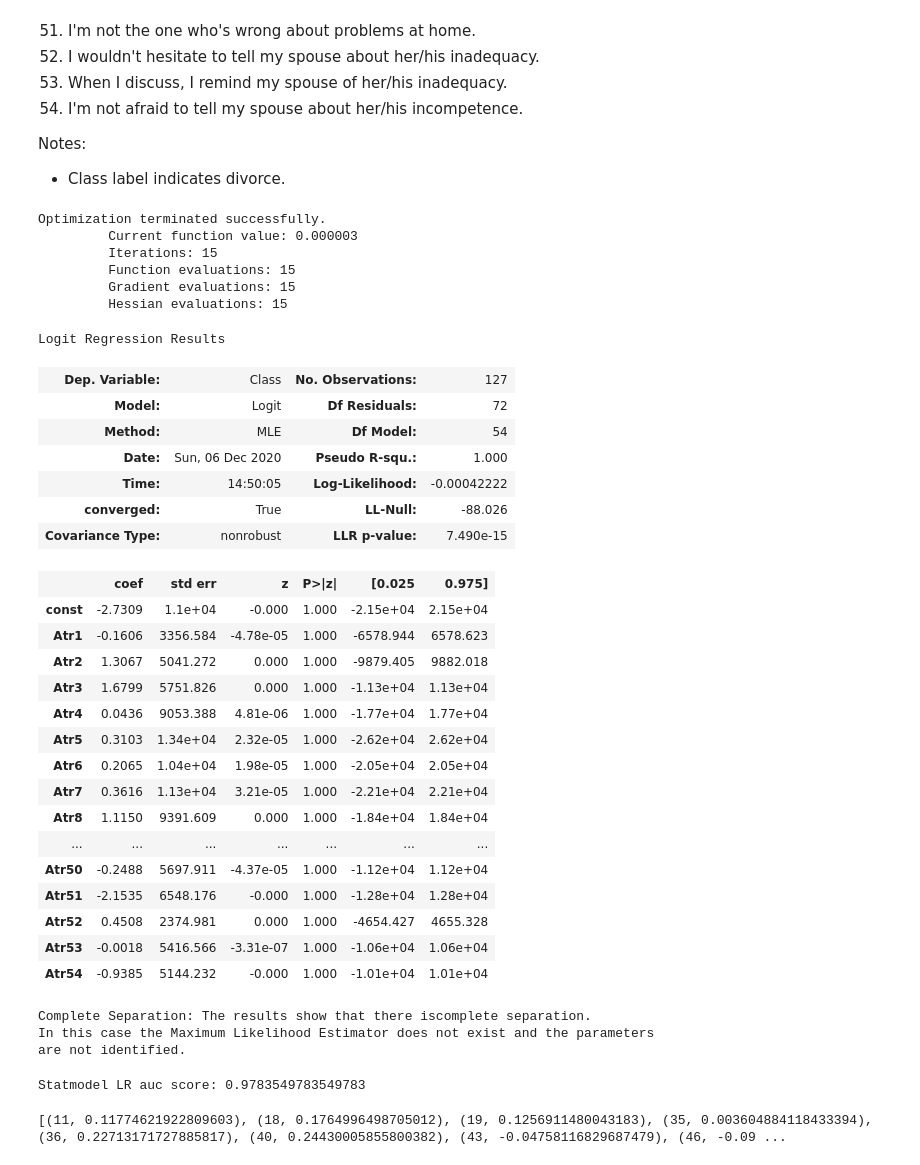
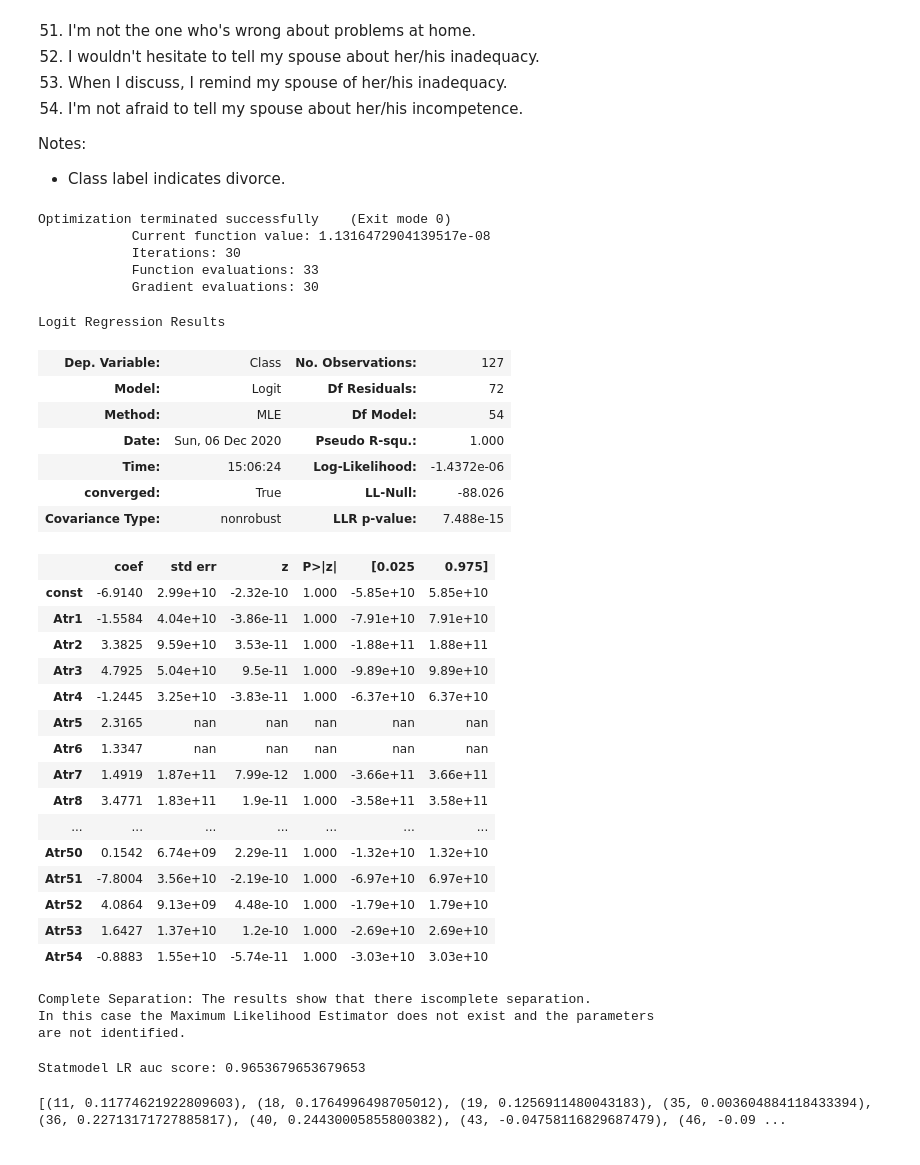
Before and after one commit to soniakhilesh/divorceanalytics, a Jupyter notebook: predict.ipynb, the cells around one changed output. Saved outputs shown, nothing was run; the diff lists cells and outputs as text; code cells hidden in the pictures.

Commit message:
STatmodel l1-not sure

```diff
--- a/predict.ipynb
+++ b/predict.ipynb
@@ -85,40 +85,40 @@ X_train, X_test, y_train, y_test = train_test_split(X, y, random_state=0,shuffle
 # %%
 # akhilesh: use statmodel to fit
 import statsmodels.api as sm
 model = sm.Logit(y_train, sm.add_constant(X_train)) #Define the model; sm.add_constant(X) adds an intercept term to the model
-result = model.fit(maxiter=100,method='ncg') #Fit the model
+# result = model.fit(maxiter=100,method='ncg') #Fit the model
+result = model.fit_regularized(maxiter=100,method='l1') #Fit the model
 result.summary() #Print summary
 # %% [output]
-Optimization terminated successfully.
-         Current function value: 0.000003
-         Iterations: 15
-         Function evaluations: 15
-         Gradient evaluations: 15
-         Hessian evaluations: 15
+Optimization terminated successfully    (Exit mode 0)
+            Current function value: 1.1316472904139517e-08
+            Iterations: 30
+            Function evaluations: 33
+            Gradient evaluations: 30
 Logit Regression Results
 | Dep. Variable: | Class | No. Observations: | 127 |
 | Model: | Logit | Df Residuals: | 72 |
 | Method: | MLE | Df Model: | 54 |
 | Date: | Sun, 06 Dec 2020 | Pseudo R-squ.: | 1.000 |
-| Time: | 14:50:05 | Log-Likelihood: | -0.00042222 |
+| Time: | 15:06:24 | Log-Likelihood: | -1.4372e-06 |
 | converged: | True | LL-Null: | -88.026 |
-| Covariance Type: | nonrobust | LLR p-value: | 7.490e-15 |
+| Covariance Type: | nonrobust | LLR p-value: | 7.488e-15 |
 |  | coef | std err | z | P>|z| | [0.025 | 0.975] |
-| const | -2.7309 | 1.1e+04 | -0.000 | 1.000 | -2.15e+04 | 2.15e+04 |
-| Atr1 | -0.1606 | 3356.584 | -4.78e-05 | 1.000 | -6578.944 | 6578.623 |
-| Atr2 | 1.3067 | 5041.272 | 0.000 | 1.000 | -9879.405 | 9882.018 |
-| Atr3 | 1.6799 | 5751.826 | 0.000 | 1.000 | -1.13e+04 | 1.13e+04 |
-| Atr4 | 0.0436 | 9053.388 | 4.81e-06 | 1.000 | -1.77e+04 | 1.77e+04 |
-| Atr5 | 0.3103 | 1.34e+04 | 2.32e-05 | 1.000 | -2.62e+04 | 2.62e+04 |
-| Atr6 | 0.2065 | 1.04e+04 | 1.98e-05 | 1.000 | -2.05e+04 | 2.05e+04 |
-| Atr7 | 0.3616 | 1.13e+04 | 3.21e-05 | 1.000 | -2.21e+04 | 2.21e+04 |
-| Atr8 | 1.1150 | 9391.609 | 0.000 | 1.000 | -1.84e+04 | 1.84e+04 |
+| const | -6.9140 | 2.99e+10 | -2.32e-10 | 1.000 | -5.85e+10 | 5.85e+10 |
+| Atr1 | -1.5584 | 4.04e+10 | -3.86e-11 | 1.000 | -7.91e+10 | 7.91e+10 |
+| Atr2 | 3.3825 | 9.59e+10 | 3.53e-11 | 1.000 | -1.88e+11 | 1.88e+11 |
+| Atr3 | 4.7925 | 5.04e+10 | 9.5e-11 | 1.000 | -9.89e+10 | 9.89e+10 |
+| Atr4 | -1.2445 | 3.25e+10 | -3.83e-11 | 1.000 | -6.37e+10 | 6.37e+10 |
+| Atr5 | 2.3165 | nan | nan | nan | nan | nan |
+| Atr6 | 1.3347 | nan | nan | nan | nan | nan |
+| Atr7 | 1.4919 | 1.87e+11 | 7.99e-12 | 1.000 | -3.66e+11 | 3.66e+11 |
+| Atr8 | 3.4771 | 1.83e+11 | 1.9e-11 | 1.000 | -3.58e+11 | 3.58e+11 |
 | ... | ... | ... | ... | ... | ... | ... |
-| Atr50 | -0.2488 | 5697.911 | -4.37e-05 | 1.000 | -1.12e+04 | 1.12e+04 |
-| Atr51 | -2.1535 | 6548.176 | -0.000 | 1.000 | -1.28e+04 | 1.28e+04 |
-| Atr52 | 0.4508 | 2374.981 | 0.000 | 1.000 | -4654.427 | 4655.328 |
-| Atr53 | -0.0018 | 5416.566 | -3.31e-07 | 1.000 | -1.06e+04 | 1.06e+04 |
-| Atr54 | -0.9385 | 5144.232 | -0.000 | 1.000 | -1.01e+04 | 1.01e+04 |
+| Atr50 | 0.1542 | 6.74e+09 | 2.29e-11 | 1.000 | -1.32e+10 | 1.32e+10 |
+| Atr51 | -7.8004 | 3.56e+10 | -2.19e-10 | 1.000 | -6.97e+10 | 6.97e+10 |
+| Atr52 | 4.0864 | 9.13e+09 | 4.48e-10 | 1.000 | -1.79e+10 | 1.79e+10 |
+| Atr53 | 1.6427 | 1.37e+10 | 1.2e-10 | 1.000 | -2.69e+10 | 2.69e+10 |
+| Atr54 | -0.8883 | 1.55e+10 | -5.74e-11 | 1.000 | -3.03e+10 | 3.03e+10 |
 Complete Separation: The results show that there iscomplete separation.
 In this case the Maximum Likelihood Estimator does not exist and the parameters
 are not identified.
@@ -128,7 +128,7 @@ y_predict = model.predict(result.params,sm.add_constant(X_test))
 roc_auc= roc_auc_score(y_test, y_predict)
 print("Statmodel LR auc score:", roc_auc)
 # %% [output]
-Statmodel LR auc score: 0.9783549783549783
+Statmodel LR auc score: 0.9653679653679653
 # %%
 # zach LR Define L1 model
 l1_model = LogisticRegressionCV(Cs=10, cv=10, penalty='l1', scoring='roc_auc',
```
